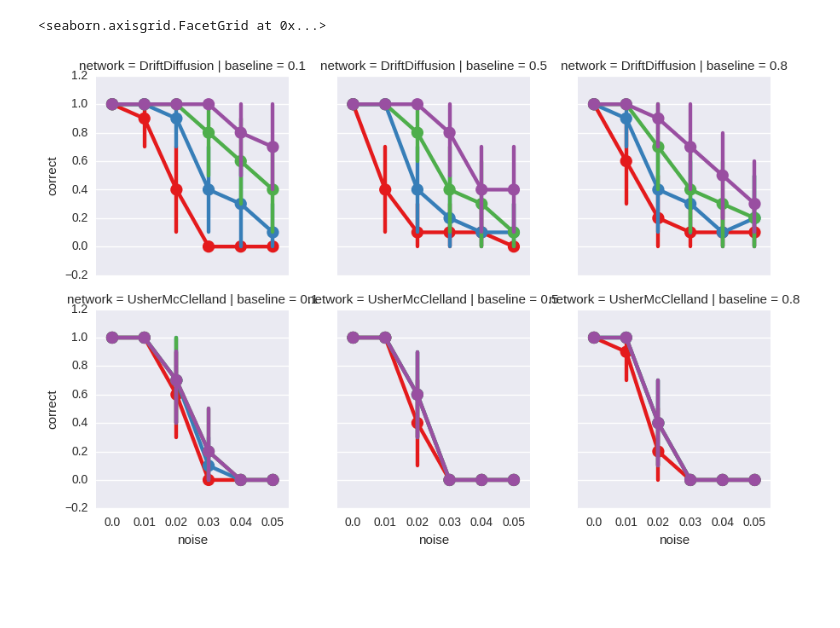
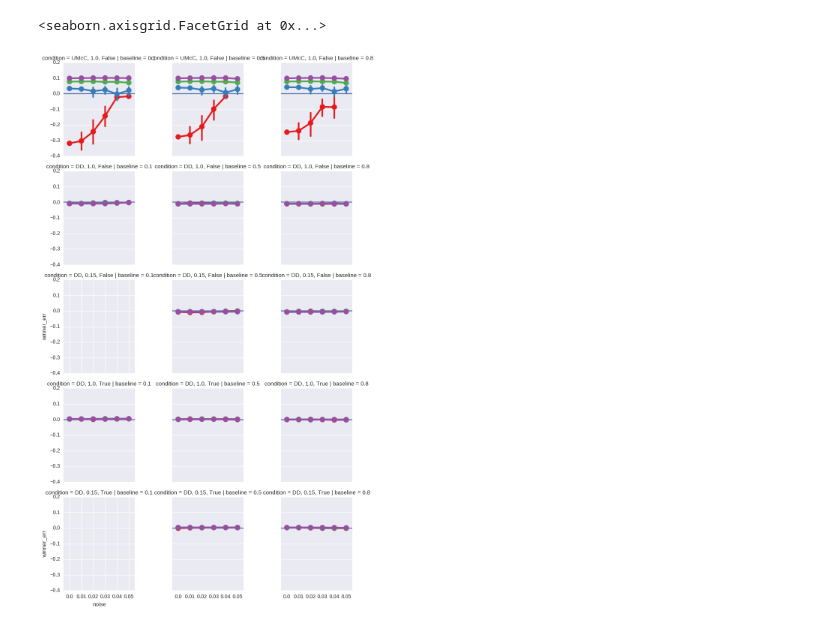
Before and after one commit to ctn-waterloo/cogsci17-decide, a Jupyter notebook: notebooks/analysis.ipynb, the cells around one changed output. Saved outputs shown, nothing was run; the diff lists cells and outputs as text; code cells hidden in the pictures; blank space fills up the shorter version.

```diff
--- a/notebooks/analysis.ipynb
+++ b/notebooks/analysis.ipynb
@@ -7,2 +9,2 @@ import seaborn as sns
 # %%
-df = pd.DataFrame({k: np.squeeze(v) for k, v in np.load('../psy-work/decision/result.npz').iteritems()})
+df = pd.DataFrame({k: np.squeeze(v) for k, v in np.load('../data/170103.npz').iteritems()})
@@ -16,0 +18,7 @@ The drift diffusion network requires a certain minimum input > 0.15 to decide fo
+# %%
+abbrev = {'UsherMcClelland': 'UMcC', 'DriftDiffusion': 'DD'}
+df['condition'] = df.apply(lambda x: '{}, {}, {}'.format(
+    abbrev[x['network']], x['scale'], x['share_thresholding_intercepts']), axis=1)
+cond_order = ['UMcC, 1.0, False', 'DD, 1.0, False', 'DD, 0.15, False', 'DD, 1.0, True', 'DD, 0.15, True']
+# %%
+dfd = df.query('decided == True')
@@ -17,6 +65,7 @@ The drift diffusion network requires a certain minimum input > 0.15 to decide fo
 # %%
-g = sns.FacetGrid(df, row='network', col='baseline')
-g.map(sns.pointplot, 'noise', 'correct', 'target_sep', palette='Set1')
+g = sns.FacetGrid(dfd, row='condition', col='baseline', row_order=cond_order)
+g.map(sns.pointplot, 'noise', 'winner_err', 'target_sep', palette='Set1')
+g.map(plt.axhline, y=0.)
 # %% [output]
 <seaborn.axisgrid.FacetGrid at 0x...>
-[figure, old version]
+[figure, new version]
```
Also changed, not shown: parts of 22 cells of this notebook.
